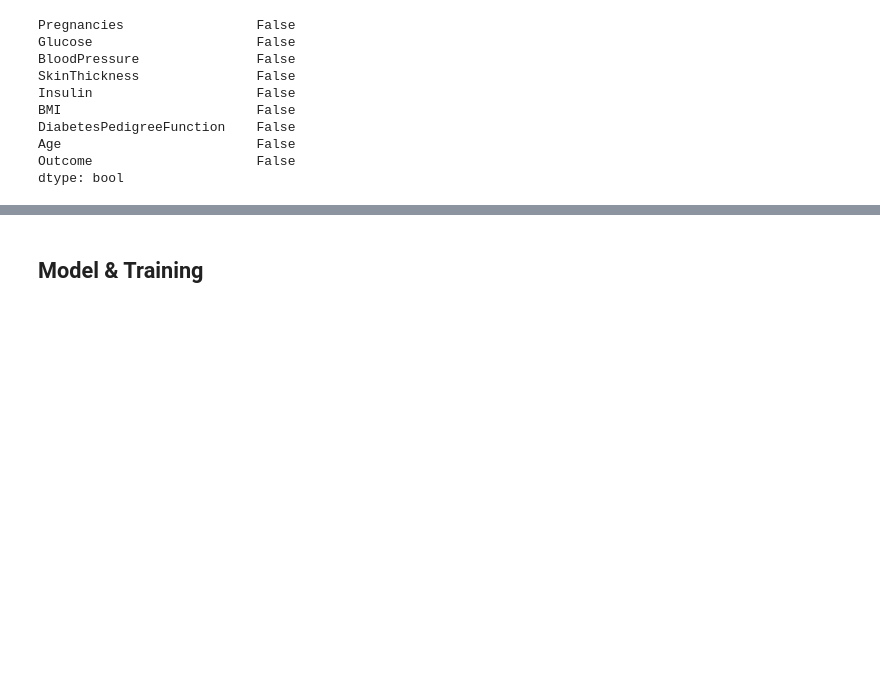
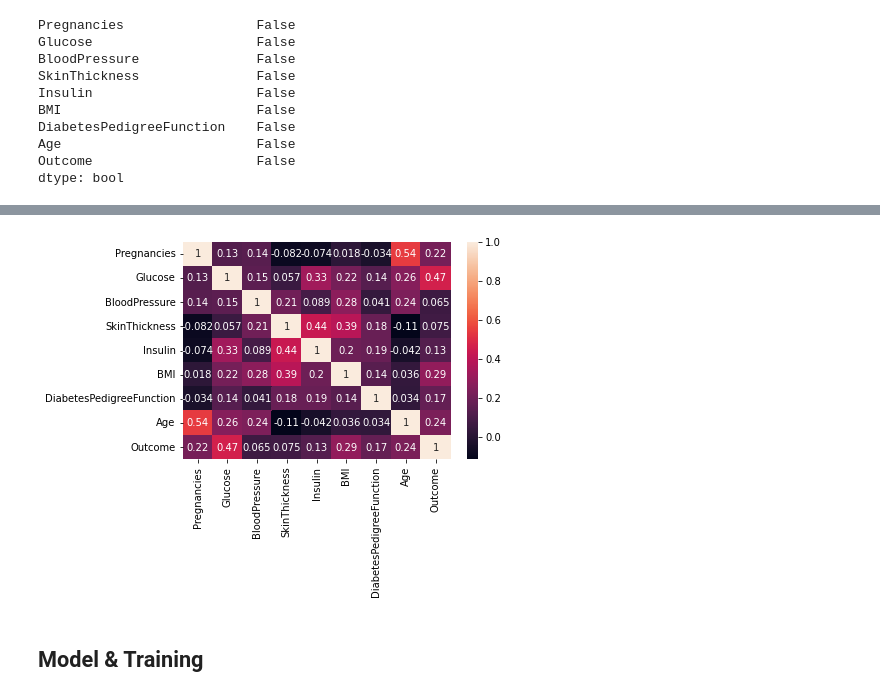
Before and after one commit to dv-rastogi/ml-pg-linear-models, a Jupyter notebook: LogRegression.ipynb, the cells around one changed output, grey strips where cells are left out. Drawn from its saved outputs; the diff is of its cells as text; code cells hidden in the pictures; blank space fills up the shorter version.

```diff
--- a/LogRegression.ipynb
+++ b/LogRegression.ipynb
@@ -67,3 +79,8 @@ dtype: bool
+# %%
+sns.heatmap(df.corr(), annot=True)
+plt.show()
+# %% [output]
+[figure, added]
 # %% [markdown]
 ## Model & Training
 # %%
```
Also changed, not shown: parts of 7 cells of this notebook.
